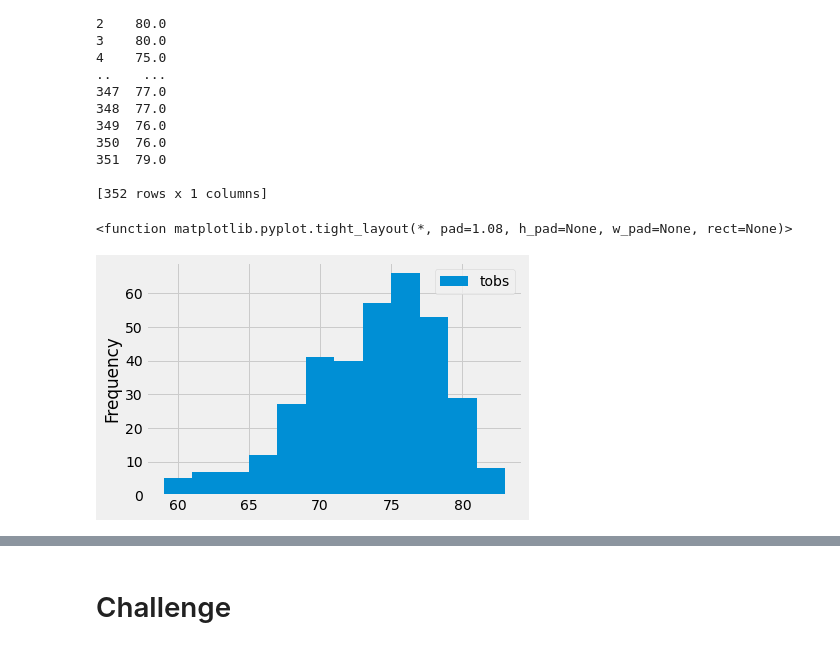
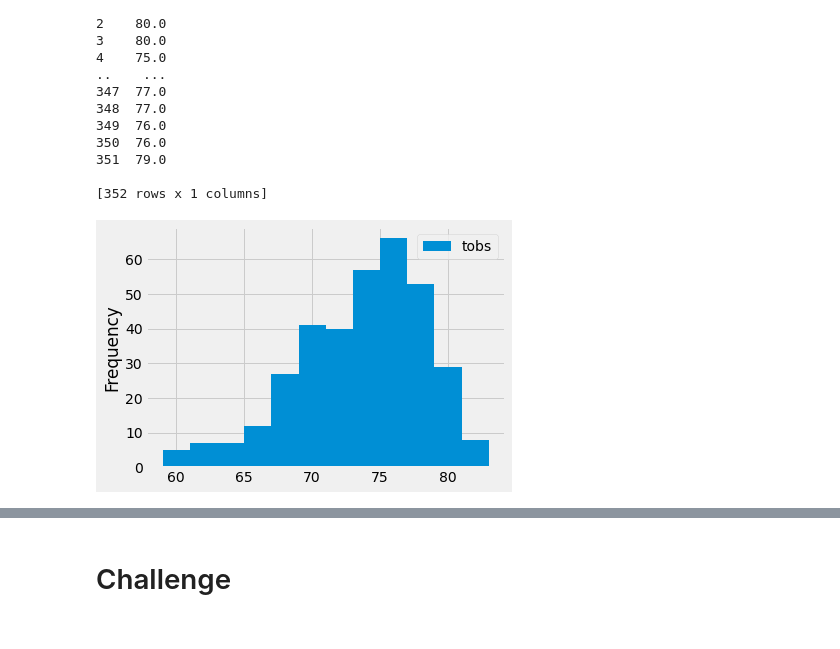
Before and after one commit to Labinowiczandrzej/Climate_analysis, a Jupyter notebook: climate_analysis.ipynb, the cells around one changed output, grey strips where cells are left out. Saved outputs shown, nothing was run; the diff lists cells and outputs as text; code cells hidden in the pictures.

```diff
--- a/climate_analysis.ipynb
+++ b/climate_analysis.ipynb
@@ -153,7 +153,6 @@ print(df)
 # %%
 #creating the above data into a histograme
 df.plot.hist(bins=12)
-plt.tight_layout
+plt.tight_layout()
 # %% [output]
-<function matplotlib.pyplot.tight_layout(*, pad=1.08, h_pad=None, w_pad=None, rect=None)>
-[figure, old version]
+[figure, new version]
```
Also changed, not shown: parts of 7 cells of this notebook, 1 other file.
